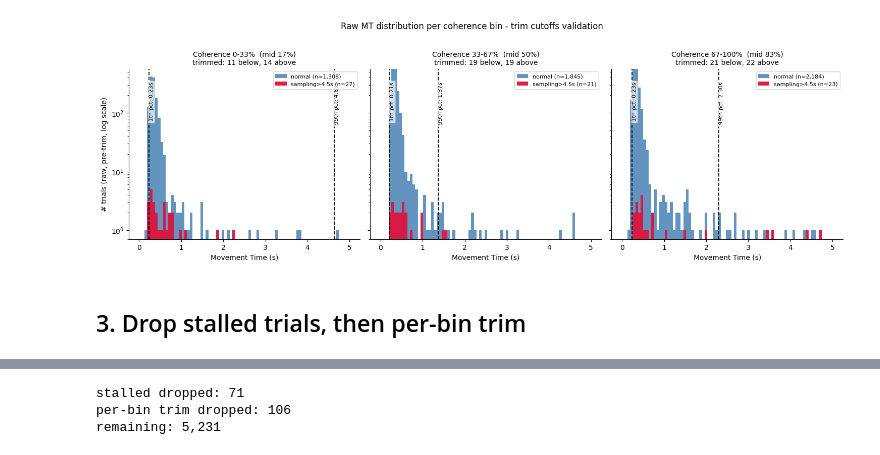
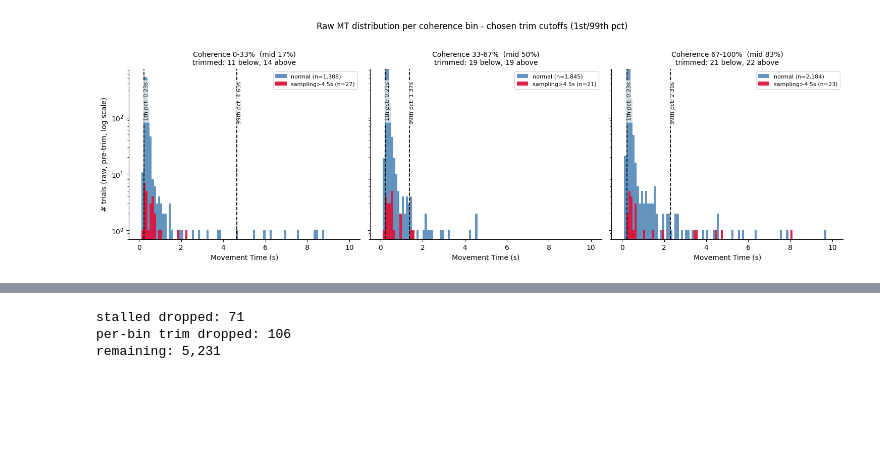
Before and after one commit to farrahabulkhair/fast_slow_changeofmind, a Jupyter notebook: movement_time_vs_coherence.ipynb, the cells around one changed output, grey strips where cells are left out. Saved outputs shown, nothing was run; the diff lists cells and outputs as text; code cells hidden in the pictures; blank space fills up the shorter version.

Commit message:
MT distribution - modified

```diff
--- a/movement_time_vs_coherence.ipynb
+++ b/movement_time_vs_coherence.ipynb
@@ -12,0 +173,15 @@ Three figures, in order:
+# %%
+def stats(group_df):
+    return pd.Series({"mean": group_df.MT.mean(),
+                      "sem":  group_df.MT.sem()})
+
+series_orig = {
+    "Movement Time All":     mv_orig,
+    "Movement Time Correct": mv_orig[mv_orig.ChoiceCorrect == 1],
+    "Movement Time False":   mv_orig[mv_orig.ChoiceCorrect == 0],
+}
+for name, sub in series_orig.items():
+    s = sub.groupby("Bin").apply(stats, include_groups=False).sort_index()
+    print(f"\n{name} (n={len(sub):,})")
+    for b in s.index:
+        print(f"  bin {int(b)} (~{BIN_MIDS_PCT[int(b)]:.0f}%): mean={s.loc[b,'mean']:.3f}s sem={s.loc[b,'sem']:.3f}s")
@@ -78,43 +361,32 @@ Log-y so the sparse tail (where the cutoffs live) is visible alongside the dense
 # %%
 fig1, axes = plt.subplots(1, 3, figsize=(15, 4.8), sharey=True)
-HIST_BINS = np.linspace(0, 5, 80)
+#HIST_BINS = np.linspace(0, 5, 80)
+HIST_BINS = np.arange(0, 10.1, 0.1)
 for b, ax in enumerate(axes):
     sub = mv[mv.Bin == b]
     ok  = sub[~sub.stalled].MT.values
     bad = sub[ sub.stalled].MT.values
-
-    ax.hist(ok,  bins=HIST_BINS, color="steelblue", alpha=0.85,
-            label=f"normal (n={len(ok):,})")
+    ax.hist(ok, bins=HIST_BINS, color="steelblue", alpha=0.85, label=f"normal (n={len(ok):,})")
     if len(bad):
-        ax.hist(bad, bins=HIST_BINS, color="crimson", alpha=0.95,
-                label=f"sampling>{STALL_THRESH}s (n={len(bad):,})")
-    ax.set_yscale("log")
-    ax.set_ylim(0.7, None)
-
+        ax.hist(bad, bins=HIST_BINS, color="crimson", alpha=0.95, label=f"sampling>{STALL_THRESH}s (n={len(bad):,})")
+    ax.set_yscale("log"); ax.set_ylim(0.7, None)
     lo, hi = cutoffs.loc[b, "lo"], cutoffs.loc[b, "hi"]
     for x, lbl in [(lo, f"{TRIM_LO}th pct"), (hi, f"{TRIM_HI}th pct")]:
         ax.axvline(x, color="black", linestyle="--", linewidth=1.3)
-        ax.text(x, ax.get_ylim()[1] * 0.6, f" {lbl}: {x:.2f}s",
-                rotation=90, va="top", ha="left", fontsize=8, color="black",
+        ax.text(x, ax.get_ylim()[1]*0.6, f" {lbl}: {x:.2f}s",
+                rotation=90, va="top", ha="left", fontsize=8,
                 bbox=dict(boxstyle="round,pad=0.15", fc="white", ec="none", alpha=0.7))
-
-    n_clipped_lo = (ok < lo).sum()
-    n_clipped_hi = (ok > hi).sum()
+    n_lo = (ok < lo).sum(); n_hi = (ok > hi).sum()
     ax.set_title(f"Coherence {BIN_LABELS[b]}  (mid {BIN_MIDS_PCT[b]:.0f}%)\n"
-                 f"trimmed: {n_clipped_lo} below, {n_clipped_hi} above", fontsize=10)
+                 f"trimmed: {n_lo} below, {n_hi} above", fontsize=10)
     ax.set_xlabel("Movement Time (s)")
-    if b == 0:
-        ax.set_ylabel("# trials (raw, pre-trim, log scale)")
-    ax.spines["top"].set_visible(False)
-    ax.spines["right"].set_visible(False)
+    if b == 0: ax.set_ylabel("# trials (raw, pre-trim, log scale)")
+    ax.spines["top"].set_visible(False); ax.spines["right"].set_visible(False)
     ax.legend(fontsize=8, loc="upper right")
-
-fig1.suptitle("Raw MT distribution per coherence bin - trim cutoffs validation",
+fig1.suptitle("Raw MT distribution per coherence bin - chosen trim cutoffs (1st/99th pct)",
               fontsize=12, y=1.02)
 fig1.tight_layout()
 fig1.savefig(HERE / "movement_time_histograms.png", dpi=150, bbox_inches="tight")
 plt.show()
 # %% [output]
-[figure, old version]
+[figure, new version]
-# %% [markdown]
-## 3. Drop stalled trials, then per-bin trim
```
Also changed, not shown: parts of 63 cells of this notebook, 9 other files.
